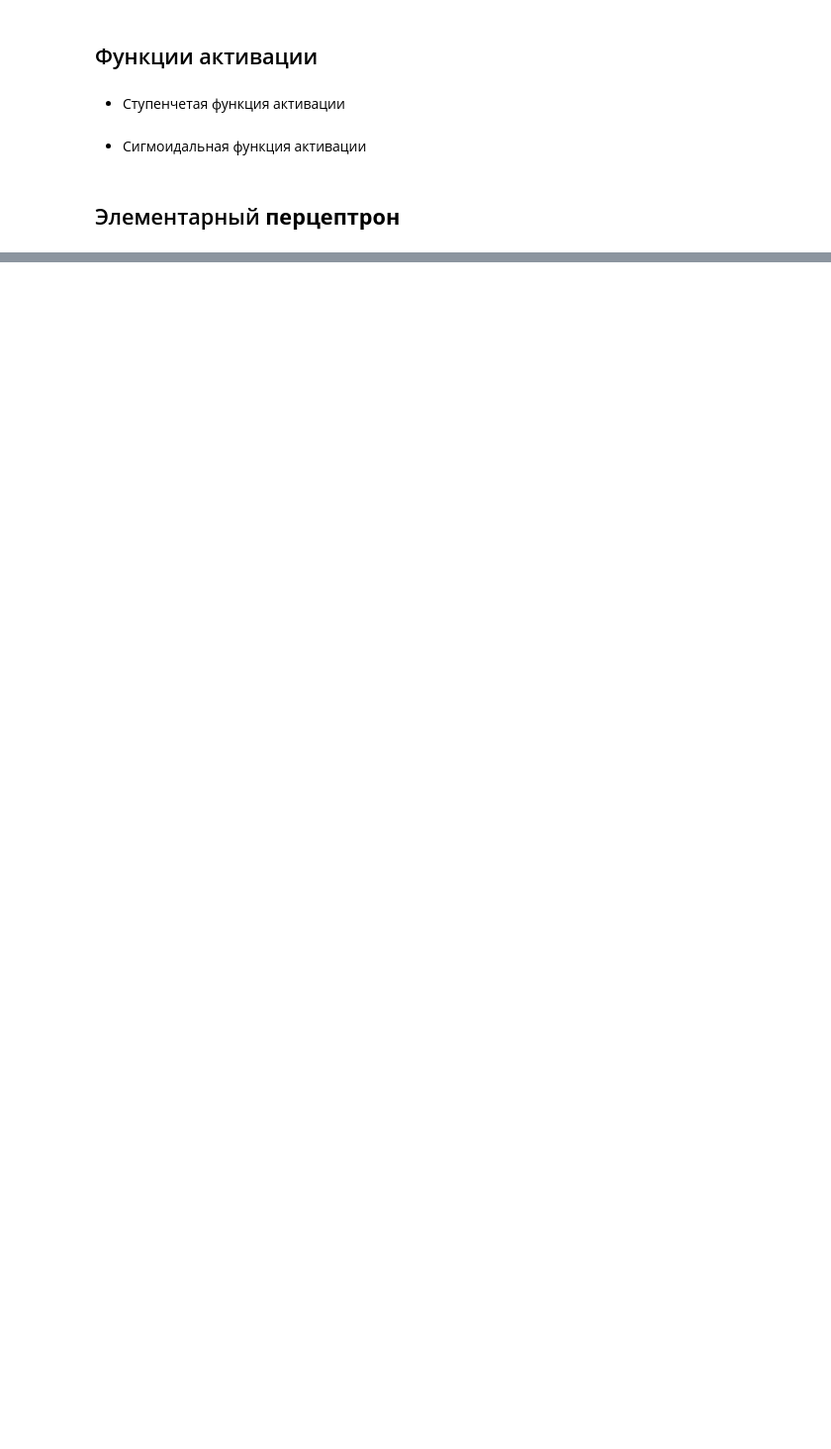
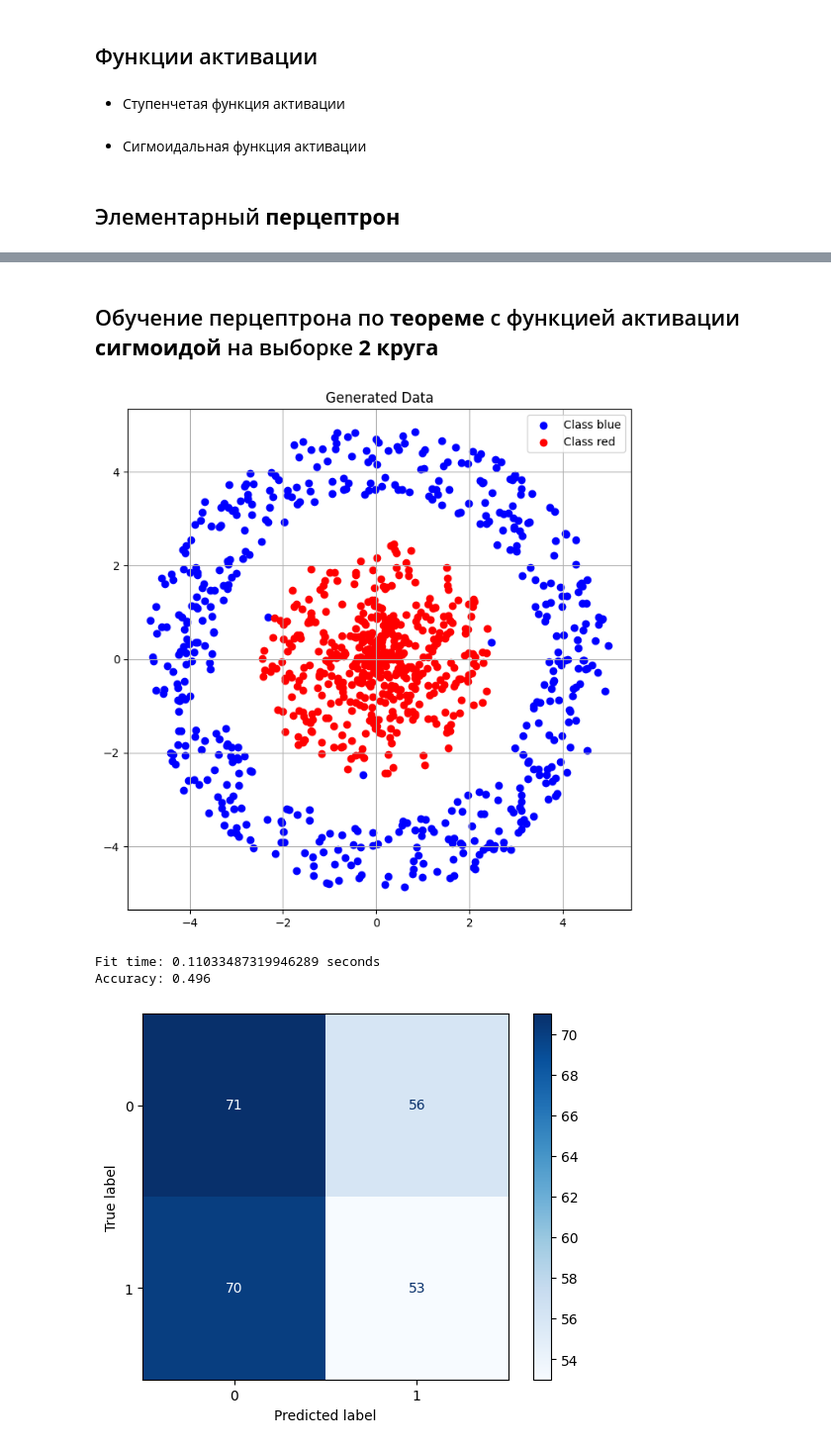
Before and after one commit to skpntsv/NSULabs, a Jupyter notebook: 3 course/deep-machine-learning/lab2.ipynb, the cells around one changed output, grey strips where cells are left out. Shown at 99% size. Saved outputs shown, nothing was run; the diff lists cells and outputs as text; code cells hidden in the pictures; blank space fills up the shorter version.

Commit message:
Элементарный перцептрон

```diff
--- a/3 course/deep-machine-learning/lab2.ipynb
+++ b/3 course/deep-machine-learning/lab2.ipynb
@@ -114,4 +151,2 @@ def sigmoid_func(x):
 # %% [markdown]
 ## Элементарный **перцептрон**
-# %%
-class Perceptron():
@@ -117,0 +195,38 @@ class Perceptron():
+# %%
+from time import time
+from sklearn.model_selection import train_test_split
+from sklearn.metrics import ConfusionMatrixDisplay, accuracy_score, confusion_matrix
+
+
+def fit_with_metrics(n, noise, dataset_func, activation, method, ensemble_n):
+  x1, x2 = dataset_func(n, noise)
+
+  print_dataset(x1, x2)
+
+  x = np.concatenate((x1,x2))
+  y = np.concatenate((np.zeros(n // 2), np.ones(n // 2)))
+  x_train, x_test, y_train, y_test = train_test_split(x, y)
+
+  x_parts = np.array_split(x, ensemble_n)
+
+  perceptrons = [Perceptron(np.size(x_parts[i],1), activation, method) for i in range(ensemble_n)]
+
+  ensemble = Ensemble(perceptrons)
+
+  start_t = time()
+  ensemble.fit(x_train, y_train)
+  end_t = time()
+
+  y_pred = np.zeros(len(y_test))
+  for i in range(len(y_test)):
+      prediction = ensemble.predict(x_test[i])
+      y_pred[i] = round(float(prediction))
+
+  accuracy = accuracy_score(y_test, y_pred)
+  matrix = confusion_matrix(y_test, y_pred)
+
+  print(f'Fit time: {end_t - start_t} seconds')
+  print(f'Accuracy: {accuracy}')
+  ConfusionMatrixDisplay(matrix, display_labels=[0, 1]).plot(include_values=True, cmap='Blues')
+
+  plt.show()
@@ -117,0 +235,9 @@ class Perceptron():
+# %% [markdown]
+## Обучение перцептрона по **теореме** с функцией активации **сигмоидой** на выборке **2 круга**
+# %%
+fit_with_metrics(1000, 0.01, circle, 'sigmoid', 'theorem', 1)
+# %% [output]
+[figure, added]
+Fit time: 0.11033487319946289 seconds
+Accuracy: 0.496
+[figure, added]
```
Also changed, not shown: parts of 32 cells of this notebook.
